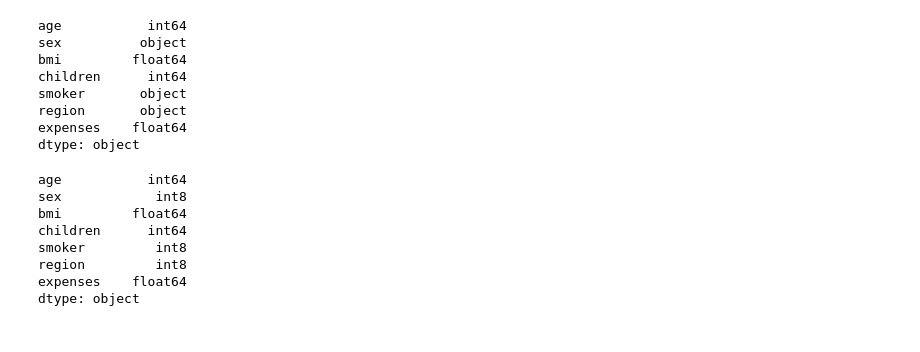
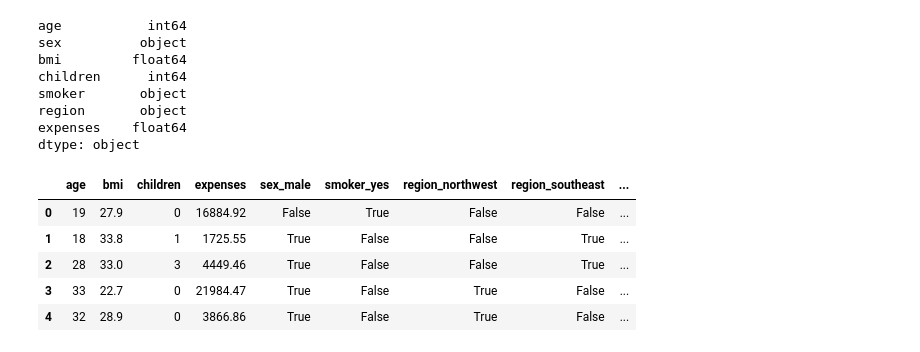
Before and after one commit to tooprose543/LinearRegressionHealthPrediction, a Jupyter notebook: fcc_predict_health_costs_with_regression.ipynb, the cells around one changed output. Saved outputs shown, nothing was run; the diff lists cells and outputs as text; code cells hidden in the pictures.

```diff
--- a/fcc_predict_health_costs_with_regression.ipynb
+++ b/fcc_predict_health_costs_with_regression.ipynb
@@ -35,21 +35,19 @@ smoker       object
 region       object
 expenses    float64
 dtype: object
-# %%
-cat_columns = ['sex', 'smoker', 'region']
-dataset[cat_columns] = dataset[cat_columns].astype('category')
-dataset[cat_columns] = dataset[cat_columns].apply(lambda x: x.cat.codes)
-
-dataset.dtypes
-# %% [output]
-age           int64
-sex            int8
-bmi         float64
-children      int64
-smoker         int8
-region         int8
-expenses    float64
-dtype: object
+# %%
+categorical_cols = dataset.select_dtypes(include=['object', 'category']).columns.tolist()
+dataset = pd.get_dummies(dataset, columns=categorical_cols, drop_first=True)
+
+# dataset.dtypes
+dataset.head()
+# %% [output]
+|  | age | bmi | children | expenses | sex_male | smoker_yes | region_northwest | region_southeast | ... |
+| 0 | 19 | 27.9 | 0 | 16884.92 | False | True | False | False | ... |
+| 1 | 18 | 33.8 | 1 | 1725.55 | True | False | False | True | ... |
+| 2 | 28 | 33.0 | 3 | 4449.46 | True | False | False | True | ... |
+| 3 | 33 | 22.7 | 0 | 21984.47 | True | False | True | False | ... |
+| 4 | 32 | 28.9 | 0 | 3866.86 | True | False | True | False | ... |
 # %%
 from sklearn.model_selection import train_test_split
 train_dataset, test_dataset = train_test_split(dataset, test_size=0.2)
```
Also changed, not shown: parts of 7 cells of this notebook.
